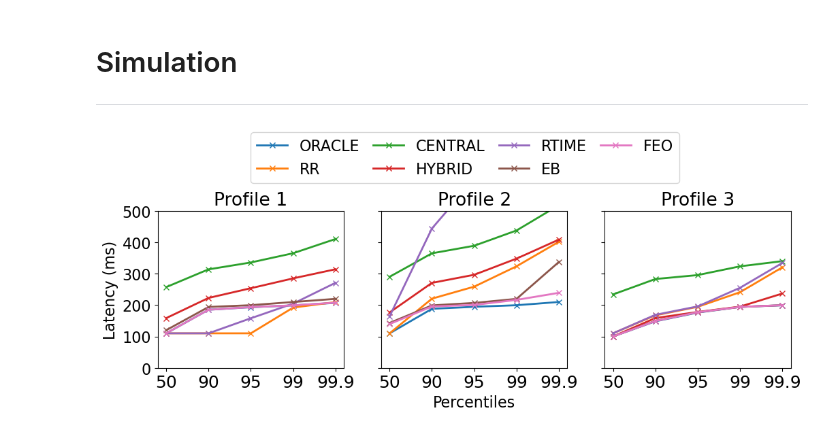
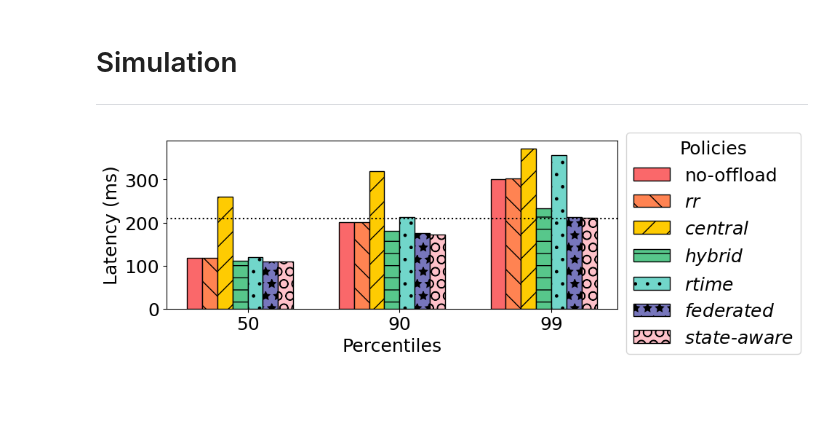
Before and after one commit to gt-epl/feo-notebooks, a Jupyter notebook: Paper.ipynb, the cells around one changed output. Cells and saved outputs as stored; diff of their text form; code cells hidden in the pictures; blank space fills up the shorter version.

```diff
--- a/Paper.ipynb
+++ b/Paper.ipynb
@@ -143,37 +242,15 @@ def plot_per_profile(profile, ax, **kwargs):
-# %%
-numsites=10
-pctls = [50,90,95,99,99.9]
-
-#label corrections
-pollabs = [
-    'ORACLE',
-    'RR',
-    'CENTRAL',
-    'HYBRID',
-    'RTIME',
-    'EB',
-    'FEO'
-]
-
-
-fig, axs = plt.subplots(1,3, figsize=(12,3), sharey=True)
-linew=2
-
-
-plot_per_profile('10node-load1-5ms', axs[0], title='Profile 1', linewidth=linew, marker='x')
-plot_per_profile('10node-load2', axs[1], title='Profile 2', linewidth=linew, marker='x')
-plot_per_profile('10node-load3', axs[2], title='Profile 3', linewidth=linew, marker='x')
-
-
-axs[0].set_ylabel('Latency (ms)')
-axs[1].set_xlabel('Percentiles')
-axs[0].legend(pollabs, ncol=4, bbox_to_anchor=(0.5,-0.5,2.3,2.0),loc=1, mode='expand', borderaxespad=0.)
-# fig.tight_layout()
-
-plt.rcParams.update({'font.size': 16})
-plt.rcParams.update({'xtick.labelsize': 18})
-axs[0].set_ylim((0,500))
-fig.savefig('/Users/anirudh/Workspace/fededge/paper/figs/simu-profile-eval.pdf',bbox_inches='tight')
-# %% [output]
-[figure, removed]
+# %%
+fig,ax = plt.subplots(figsize=(8,3))
+
+
+plot_sim_bar(f"sfcab9", ax, pols=pols,w=0.4)
+
+ax.legend(pollabs,loc=0, title='Policies', bbox_to_anchor=(1,1.1))
+# ax.set_ylim((0,250))
+ax.set_ylabel('Latency (ms)', fontsize=18)#'$^*$)')
+ax.set_xlabel('Percentiles', fontsize=18)
+ax.axhline(y=210, linestyle=':', color='black')
+fig.savefig('/Users/anirudh/Workspace/fededge/paper/figs/simu-eval-1.pdf',bbox_inches='tight')
+# %% [output]
+[figure, added]
 # %%
```
Also changed, not shown: parts of 26 cells of this notebook, 5 other files.
